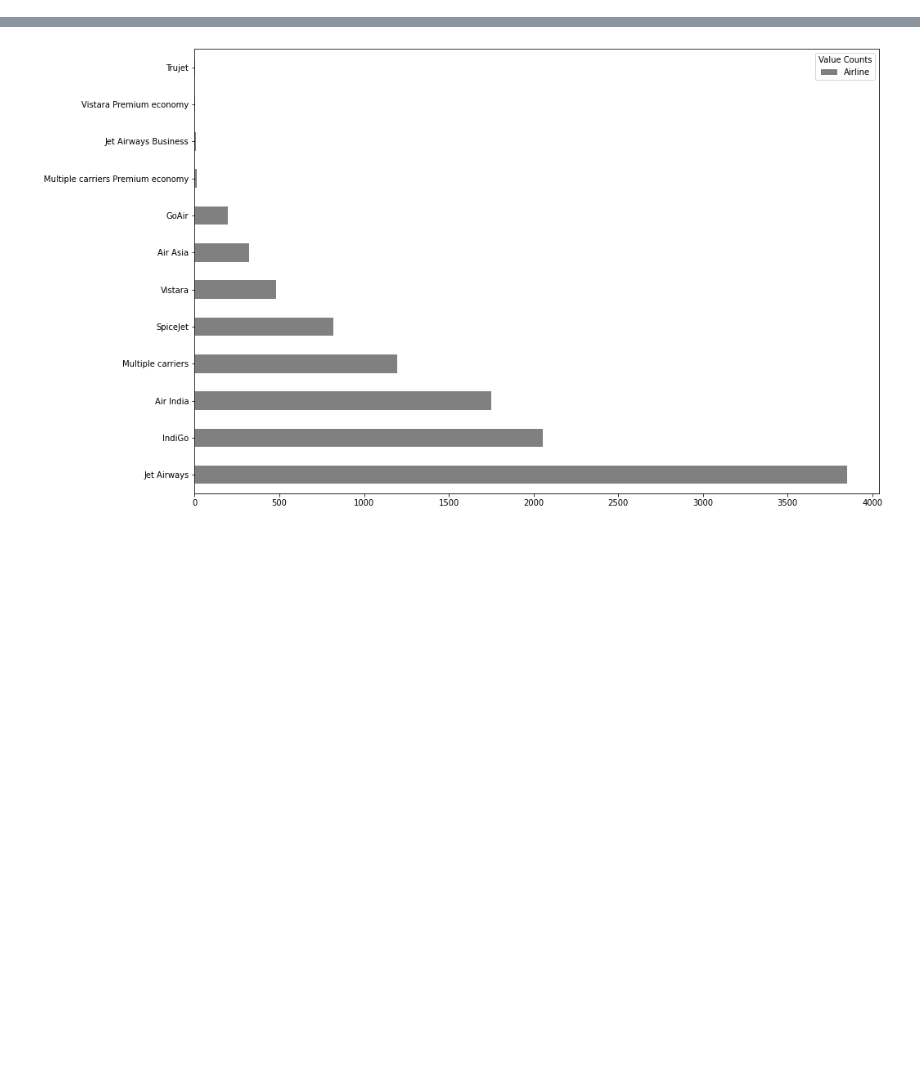
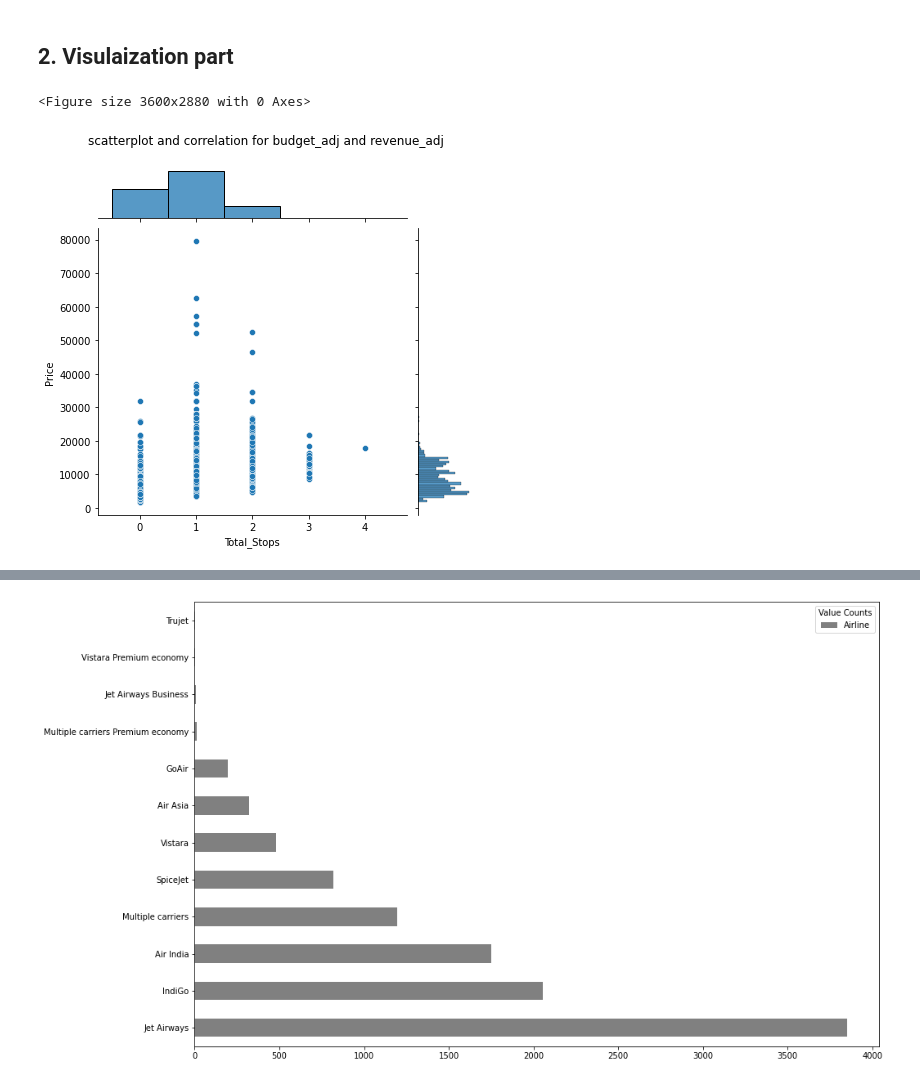
Before and after one commit to RonyEmam/-Predict-The-Flight-Ticket-Price-Hackathon, a Jupyter notebook: Predict The Flight Ticket Price.ipynb, the cells around one changed output, grey strips where cells are left out. Drawn from its saved outputs; the diff is of its cells as text; code cells hidden in the pictures; blank space fills up the shorter version.

```diff
--- a/Predict The Flight Ticket Price.ipynb
+++ b/Predict The Flight Ticket Price.ipynb
@@ -66,2 +44,9 @@ Name: Route, dtype: int64
+# %%
+#Converting the "non-stop" value into 0
+charData['Total_Stops'] = charData['Stops'].replace({'non-stop': 0})
+# %%
+#Keeping only the numeric column
+charData = charData.drop('Stops', 1)
+charData = charData.drop('Anything', 1)
 # %%
 df1 = df1.drop('Route', 1)
@@ -88,0 +54,3 @@ df1.groupby('Source')['Route01'].value_counts().plot.bar()
+# %%
+#Building the new dataset after appending the new columns
+df2 = pd.concat([df1, charData], axis= 1)
@@ -89,3 +73,13 @@ df1.groupby('Source')['Route01'].value_counts().plot.bar()
+# %% [markdown]
+## 2. Visulaization part
+# %%
+plt.figure(figsize = (50,40))
+fig1 = sns.jointplot(x = 'Total_Stops', y = 'Price', data = df2, kind = "scatter")
+fig1.fig.suptitle('scatterplot and correlation for budget_adj and revenue_adj')
+fig1.fig.subplots_adjust(top=0.90) # Reduce plot to make room
+# %% [output]
+<Figure size 3600x2880 with 0 Axes>
+[figure, added]
 # %%
 plt.figure(figsize = (20,15))
 
```
Also changed, not shown: parts of 23 cells of this notebook.
